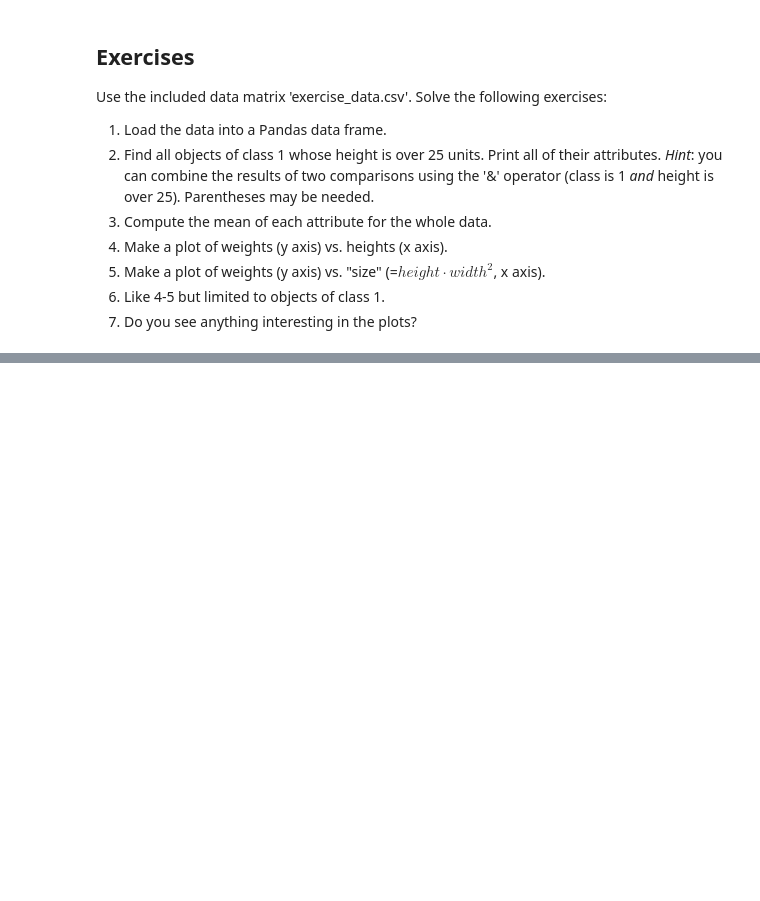
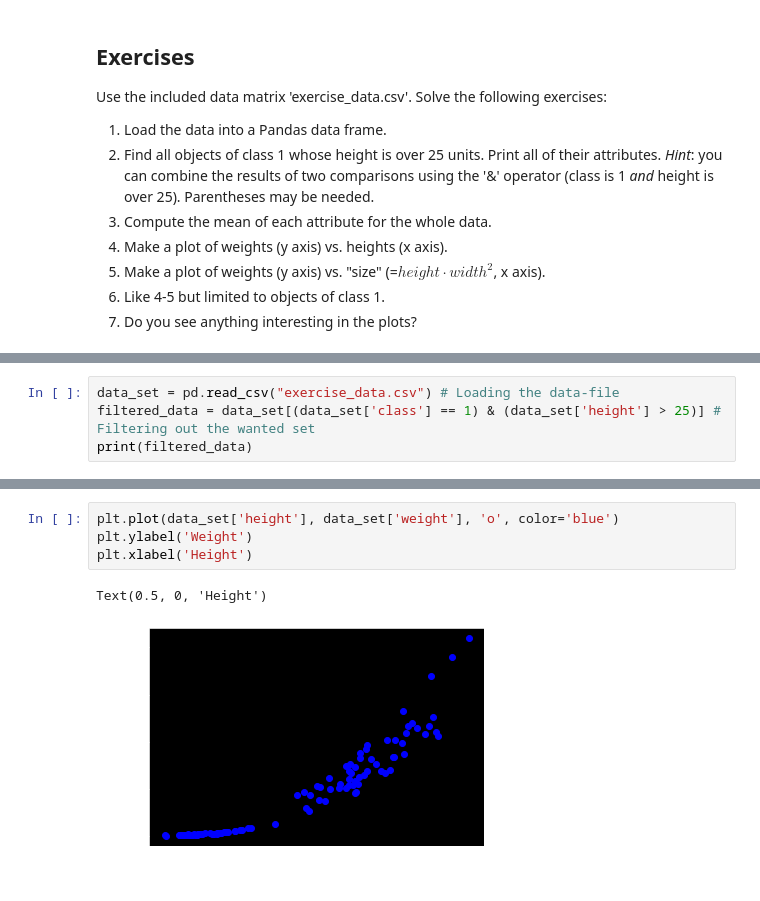
Before and after one commit to juliusrajala/jupyter-tutorial-repo-utu, a Jupyter notebook: tutorial.ipynb, the cells around one changed output, grey strips where cells are left out. Saved outputs shown, nothing was run; the diff lists cells and outputs as text; blank space fills up the shorter version.

```diff
--- a/tutorial.ipynb
+++ b/tutorial.ipynb
@@ -290,0 +277,4 @@ Use the included data matrix 'exercise_data.csv'. Solve the following exercises:
+# %%
+data_set = pd.read_csv("exercise_data.csv") # Loading the data-file
+filtered_data = data_set[(data_set['class'] == 1) & (data_set['height'] > 25)] # Filtering out the wanted set
+print(filtered_data)
@@ -290,0 +297,7 @@ Use the included data matrix 'exercise_data.csv'. Solve the following exercises:
+# %%
+plt.plot(data_set['height'], data_set['weight'], 'o', color='blue')
+plt.ylabel('Weight')
+plt.xlabel('Height')
+# %% [output]
+Text(0.5, 0, 'Height')
+[figure, added]
```
Also changed, not shown: parts of 14 cells of this notebook.
